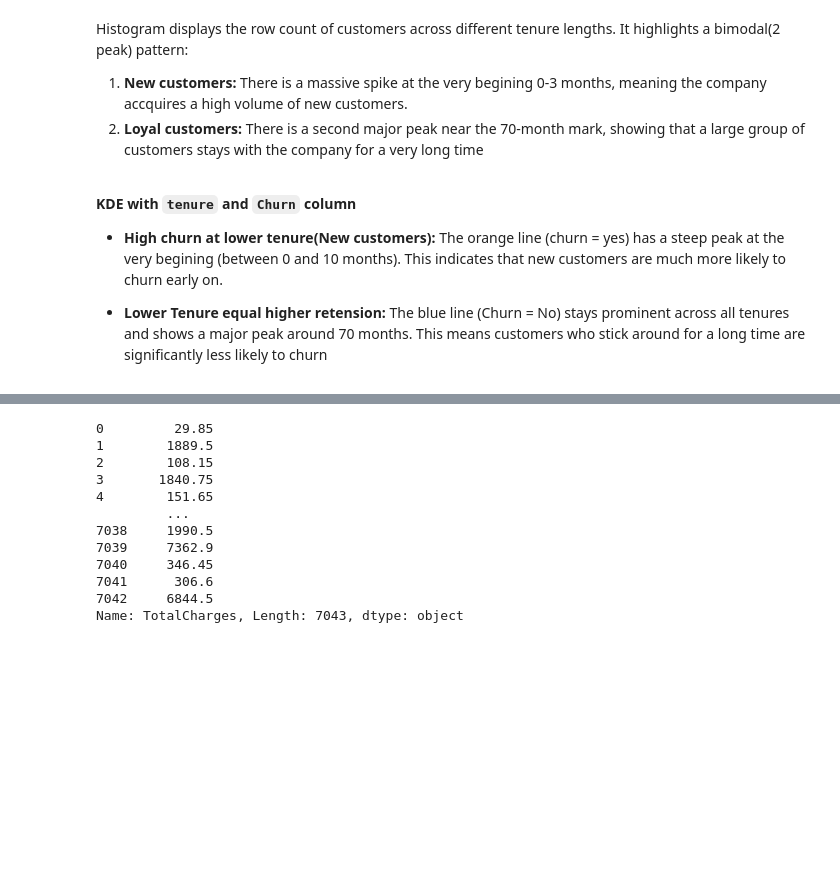
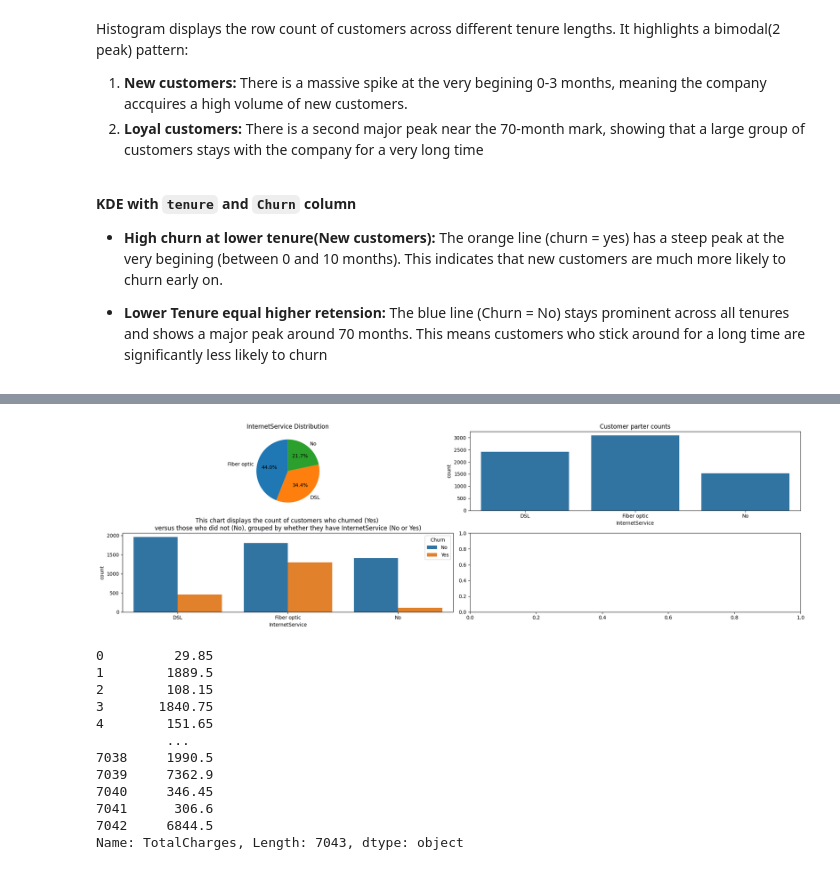
Before and after one commit to sudiptoshahin/customer-churn-pred, a Jupyter notebook: notebooks/main.ipynb, the cells around one changed output, grey strips where cells are left out. Drawn from its saved outputs; the diff is of its cells as text; code cells hidden in the pictures; blank space fills up the shorter version.

```diff
--- a/notebooks/main.ipynb
+++ b/notebooks/main.ipynb
@@ -239,3 +320,22 @@ __KDE with `tenure` and `Churn` column__
+# %%
+fig, axes = plt.subplots(2, 2, figsize=(20, 6))
+
+axes[0, 0].pie(features['InternetService'].value_counts(),
+            labels=features['InternetService'].value_counts().index,
+            autopct='%1.1f%%',
+            startangle=90)
+axes[0, 0].set_title('InternetService Distribution')
+
+sns.countplot(data=features, x='InternetService', ax=axes[0, 1])
+axes[0, 1].set_title('Customer parter counts')
+
+sns.countplot(data=features, x='InternetService', hue=target, ax=axes[1, 0])
+axes[1, 0].set_title('This chart displays the count of customers who churned (Yes) \nversus those who did not (No), grouped by whether they have InternetService (No or Yes)')
+
+fig.tight_layout()
+plt.show()
+# %% [output]
+[figure, added]
 # %%
 features.columns
 
```
Also changed, not shown: parts of 10 cells of this notebook.
